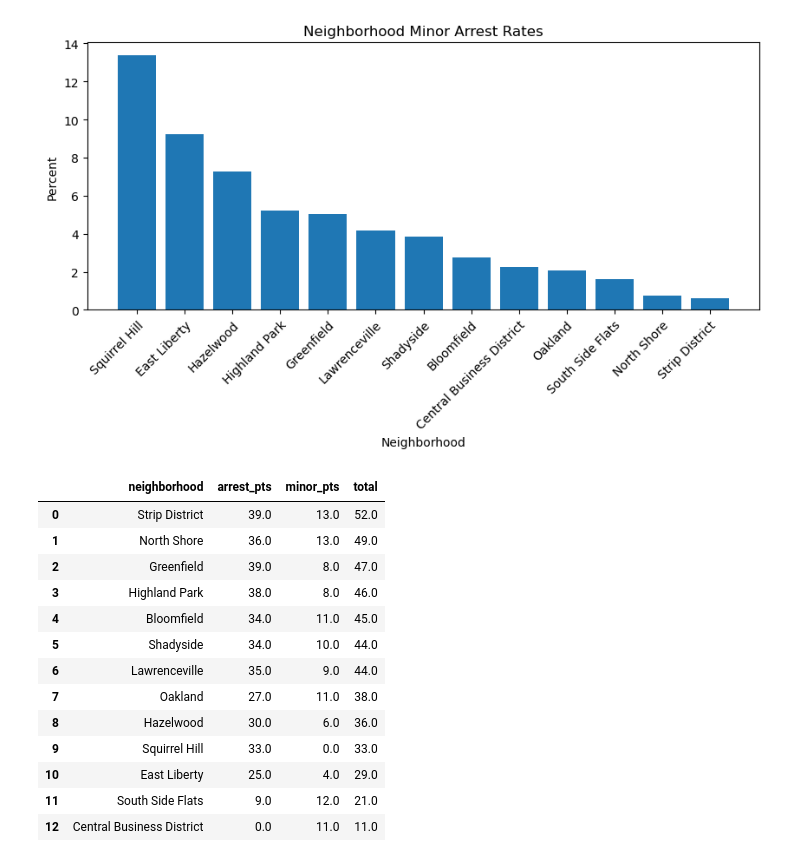
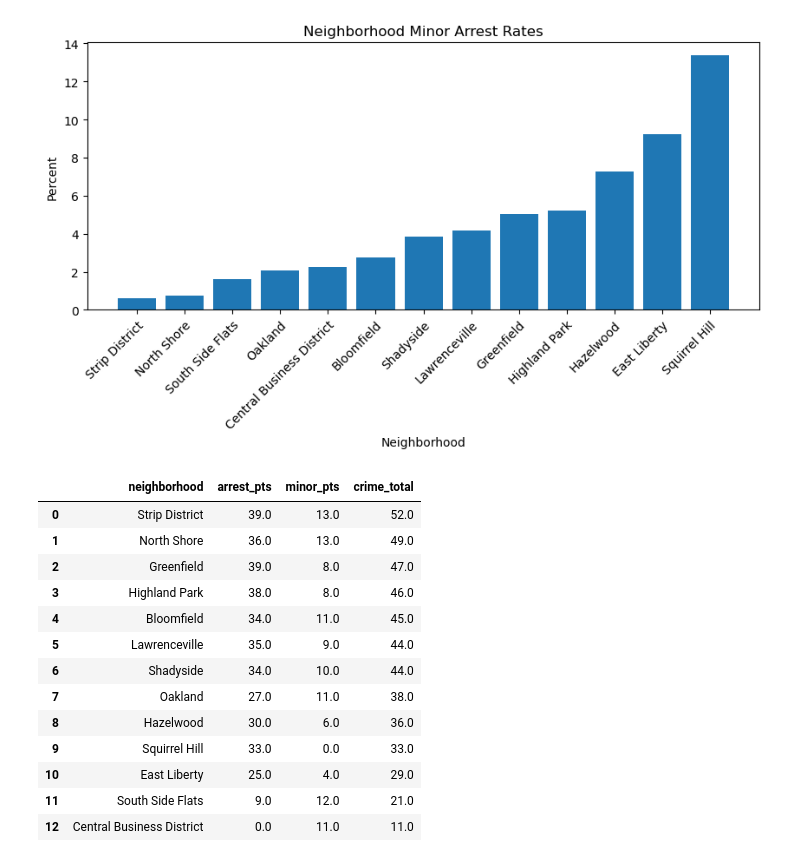
Before and after one commit to AbeEldo/CS0010FinalProject, a Jupyter notebook: AbeDS2.ipynb, the cells around one changed output. Cells and saved outputs as stored; diff of their text form; code cells hidden in the pictures.

```diff
--- a/AbeDS2.ipynb
+++ b/AbeDS2.ipynb
@@ -29,7 +29,7 @@ df = df[df['neighborhood'].isin(district_names)]
 # %%
 arrests = df.assign(count=1)
 arrests = arrests.groupby('neighborhood',as_index=False).sum()
-arrests = arrests.sort_values('count',ascending=False,ignore_index=True)
+arrests = arrests.sort_values('count',ascending=True,ignore_index=True)
 arrests = arrests[['neighborhood','count']]
 # %%
 hoods = arrests['neighborhood']
@@ -89,7 +94,7 @@ minor = minor.assign(count=1)
 minor = minor.groupby('neighborhood',as_index=False).sum()
 minor['totalcounts'] = minor['neighborhood'].map(dict(arrests[['neighborhood','count']].values))
 minor['percent_minors'] = (minor['count']/minor['totalcounts'])*100
-minor = minor.sort_values('percent_minors',ascending=False,ignore_index=True)
+minor = minor.sort_values('percent_minors',ascending=True,ignore_index=True)
 minor = minor[['neighborhood','count','totalcounts','percent_minors']]
 minor
 # %% [output]
@@ -117,25 +122,26 @@ ax.set_xticks(hoods,labels=hoods,rotation=45,rotation_mode='anchor',ha='right')
 ax.set_xlabel('Neighborhood')
 ax.set_ylabel('Percent')
 ax.set_title('Neighborhood Minor Arrest Rates')
+plt.savefig('minorrates.png',bbox_inches='tight')
 plt.show()
 # %% [output]
-[figure, old version]
+[figure, new version]
 # %%
 arrests['arrest_pts'] = round(max(arrests['count']/100)-(arrests['count']/100))
 minor['minor_pts'] = round(max(minor['percent_minors'])-(minor['percent_minors']))
-pts = pd.merge(arrests[['neighborhood','arrest_pts']],minor[['neighborhood','minor_pts']],on='neighborhood')
-pts['total'] = pts['arrest_pts'] + pts['minor_pts']
-pts = pts.sort_values('total',ascending=False,ignore_index=True)
-pts
+crimepts = pd.merge(arrests[['neighborhood','arrest_pts']],minor[['neighborhood','minor_pts']],on='neighborhood')
+crimepts['crime_total'] = crimepts['arrest_pts'] +crimepts['minor_pts']
+crimepts = crimepts.sort_values('crime_total',ascending=False,ignore_index=True)
+crimepts
 # %% [output]
-|  | neighborhood | arrest_pts | minor_pts | total |
+|  | neighborhood | arrest_pts | minor_pts | crime_total |
 | 0 | Strip District | 39.0 | 13.0 | 52.0 |
 | 1 | North Shore | 36.0 | 13.0 | 49.0 |
 | 2 | Greenfield | 39.0 | 8.0 | 47.0 |
 | 3 | Highland Park | 38.0 | 8.0 | 46.0 |
 | 4 | Bloomfield | 34.0 | 11.0 | 45.0 |
-| 5 | Shadyside | 34.0 | 10.0 | 44.0 |
-| 6 | Lawrenceville | 35.0 | 9.0 | 44.0 |
+| 5 | Lawrenceville | 35.0 | 9.0 | 44.0 |
+| 6 | Shadyside | 34.0 | 10.0 | 44.0 |
 | 7 | Oakland | 27.0 | 11.0 | 38.0 |
 | 8 | Hazelwood | 30.0 | 6.0 | 36.0 |
 | 9 | Squirrel Hill | 33.0 | 0.0 | 33.0 |
```
Also changed, not shown: parts of 5 cells of this notebook.
